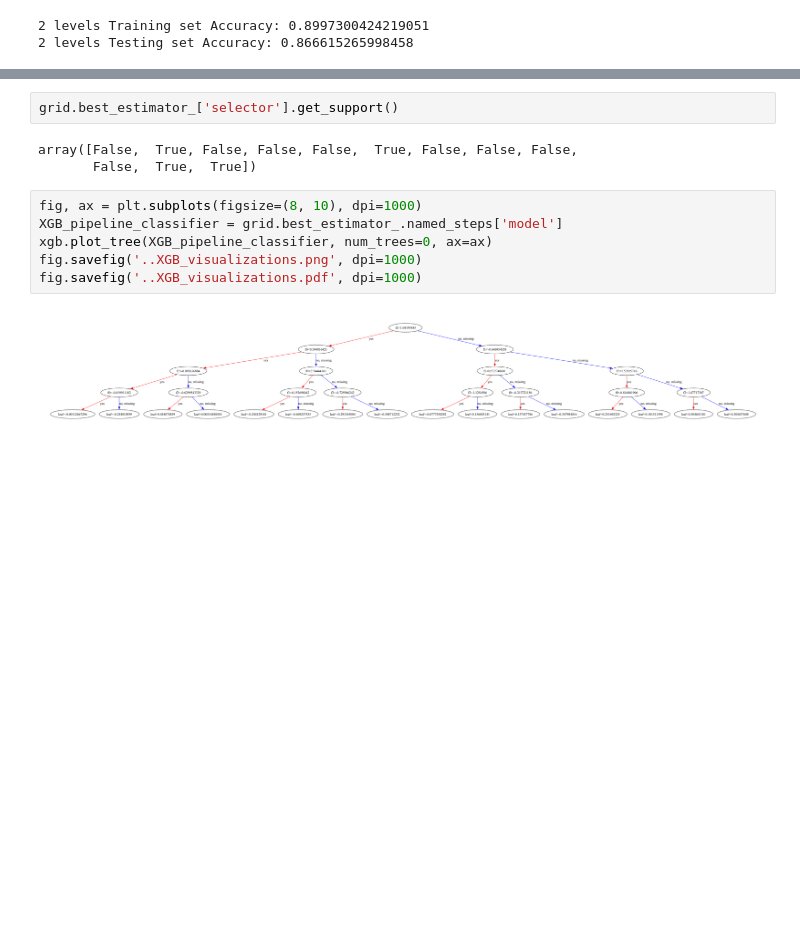
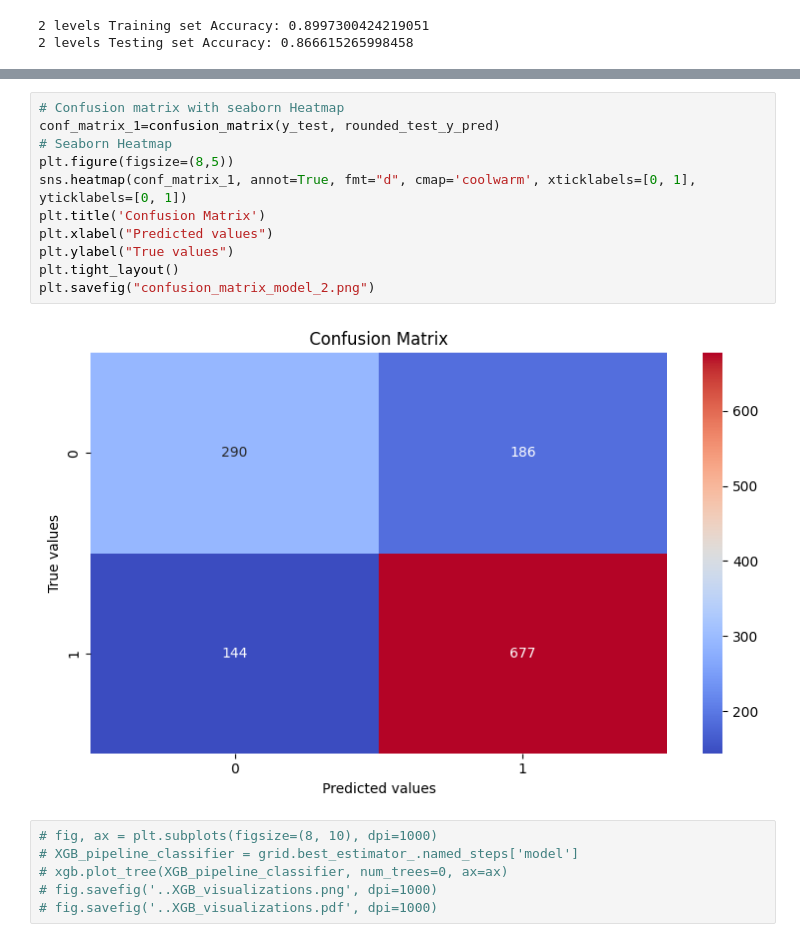
Before and after one commit to hea0516/wine_quality_regression_model, a Jupyter notebook: src/model_construction.ipynb, the cells around one changed output, grey strips where cells are left out. Cells and saved outputs as stored; diff of their text form; blank space fills up the shorter version.

```diff
--- a/src/model_construction.ipynb
+++ b/src/model_construction.ipynb
@@ -245,13 +356,19 @@ Index(['fixed_acidity', 'volatile_acidity', 'citric_acid', 'residual_sugar',
-# %%
-grid.best_estimator_['selector'].get_support()
-# %% [output]
-array([False,  True, False, False, False,  True, False, False, False,
-       False,  True,  True])
+# %%
+# Confusion matrix with seaborn Heatmap
+conf_matrix_1=confusion_matrix(y_test, rounded_test_y_pred)
+# Seaborn Heatmap
+plt.figure(figsize=(8,5))
+sns.heatmap(conf_matrix_1, annot=True, fmt="d", cmap='coolwarm', xticklabels=[0, 1], yticklabels=[0, 1])
+plt.title('Confusion Matrix')
+plt.xlabel("Predicted values")
+plt.ylabel("True values")
+plt.tight_layout()
+plt.savefig("confusion_matrix_model_2.png")
+# %% [output]
+[figure, added]
 # %%
-fig, ax = plt.subplots(figsize=(8, 10), dpi=1000)
-XGB_pipeline_classifier = grid.best_estimator_.named_steps['model']
-xgb.plot_tree(XGB_pipeline_classifier, num_trees=0, ax=ax)
-fig.savefig('..XGB_visualizations.png', dpi=1000)
-fig.savefig('..XGB_visualizations.pdf', dpi=1000)
+# fig, ax = plt.subplots(figsize=(8, 10), dpi=1000)
+# XGB_pipeline_classifier = grid.best_estimator_.named_steps['model']
+# xgb.plot_tree(XGB_pipeline_classifier, num_trees=0, ax=ax)
+# fig.savefig('..XGB_visualizations.png', dpi=1000)
+# fig.savefig('..XGB_visualizations.pdf', dpi=1000)
-# %% [output]
-[figure, removed]
```
Also changed, not shown: parts of 25 cells of this notebook, 3 other files.
